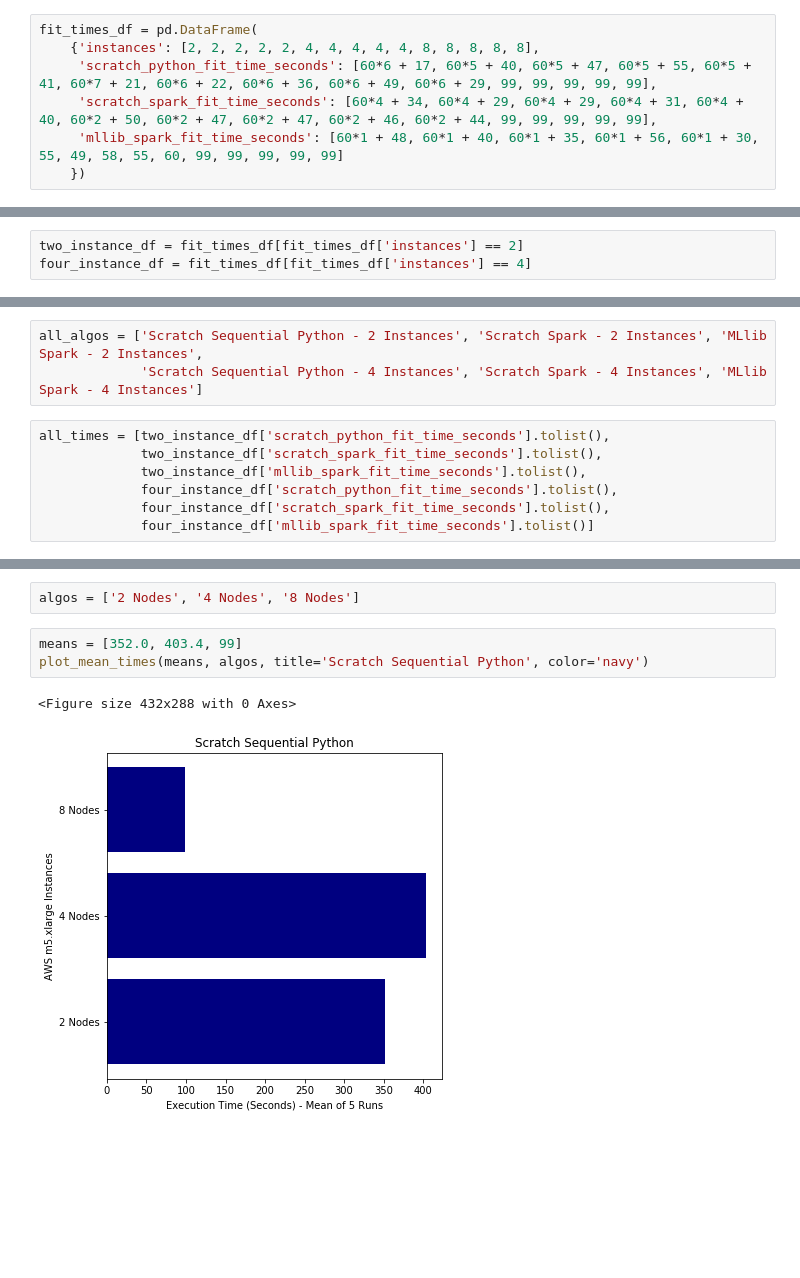
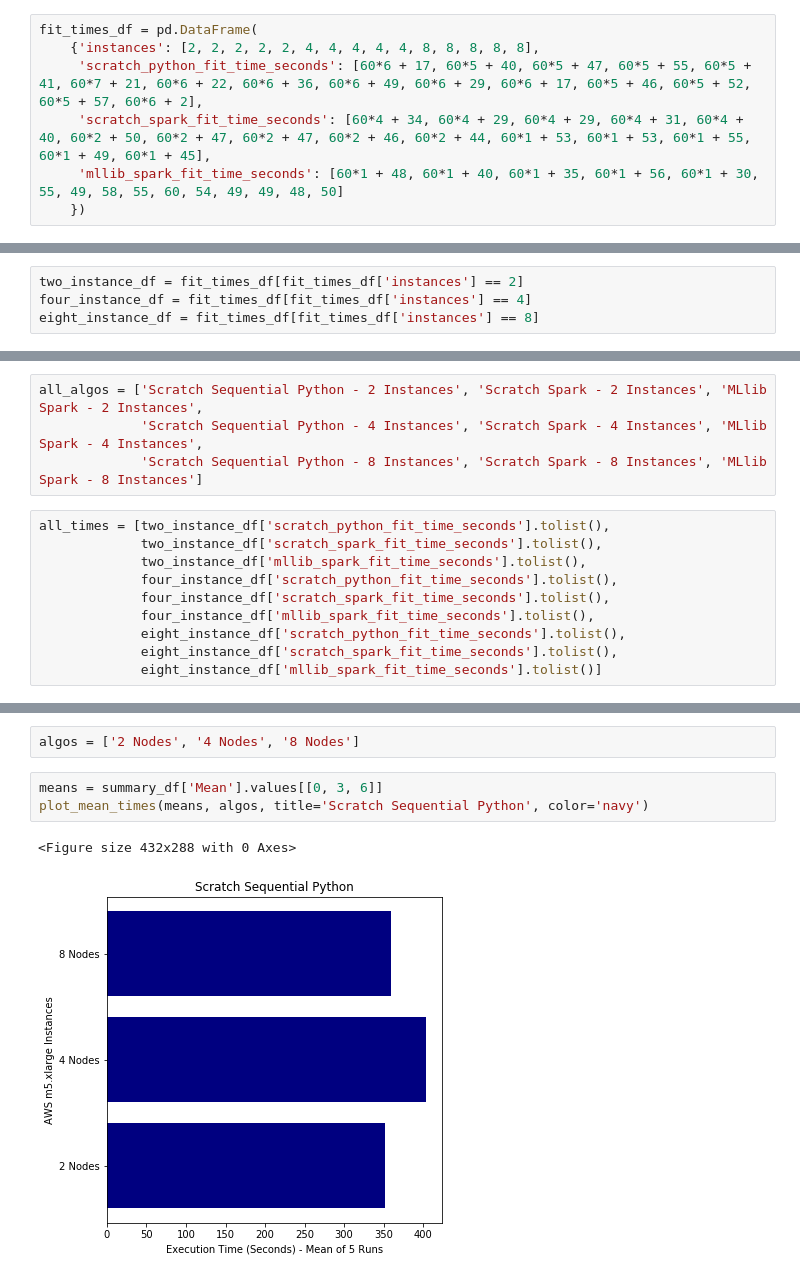
Before and after one commit to jstremme/DATA512-Research, a Jupyter notebook: final_project/notebooks/10_replicated_data_execution_time_analysis.ipynb, the cells around one changed output, grey strips where cells are left out. Drawn from its saved outputs; the diff is of its cells as text; blank space fills up the shorter version.

```diff
--- a/final_project/notebooks/10_replicated_data_execution_time_analysis.ipynb
+++ b/final_project/notebooks/10_replicated_data_execution_time_analysis.ipynb
@@ -22,9 +22,9 @@ import matplotlib.pyplot as plt
 # %%
 fit_times_df = pd.DataFrame(
     {'instances': [2, 2, 2, 2, 2, 4, 4, 4, 4, 4, 8, 8, 8, 8, 8],
-     'scratch_python_fit_time_seconds': [60*6 + 17, 60*5 + 40, 60*5 + 47, 60*5 + 55, 60*5 + 41, 60*7 + 21, 60*6 + 22, 60*6 + 36, 60*6 + 49, 60*6 + 29, 99, 99, 99, 99, 99],
-     'scratch_spark_fit_time_seconds': [60*4 + 34, 60*4 + 29, 60*4 + 29, 60*4 + 31, 60*4 + 40, 60*2 + 50, 60*2 + 47, 60*2 + 47, 60*2 + 46, 60*2 + 44, 99, 99, 99, 99, 99],
-     'mllib_spark_fit_time_seconds': [60*1 + 48, 60*1 + 40, 60*1 + 35, 60*1 + 56, 60*1 + 30, 55, 49, 58, 55, 60, 99, 99, 99, 99, 99]
+     'scratch_python_fit_time_seconds': [60*6 + 17, 60*5 + 40, 60*5 + 47, 60*5 + 55, 60*5 + 41, 60*7 + 21, 60*6 + 22, 60*6 + 36, 60*6 + 49, 60*6 + 29, 60*6 + 17, 60*5 + 46, 60*5 + 52, 60*5 + 57, 60*6 + 2],
+     'scratch_spark_fit_time_seconds': [60*4 + 34, 60*4 + 29, 60*4 + 29, 60*4 + 31, 60*4 + 40, 60*2 + 50, 60*2 + 47, 60*2 + 47, 60*2 + 46, 60*2 + 44, 60*1 + 53, 60*1 + 53, 60*1 + 55, 60*1 + 49, 60*1 + 45],
+     'mllib_spark_fit_time_seconds': [60*1 + 48, 60*1 + 40, 60*1 + 35, 60*1 + 56, 60*1 + 30, 55, 49, 58, 55, 60, 54, 49, 49, 48, 50]
     })
 # %% [markdown]
 ### Create Plotting Functions
@@ -57,18 +57,23 @@ def plot_mean_times(mean_times, algos, title, color):
 # %%
 two_instance_df = fit_times_df[fit_times_df['instances'] == 2]
 four_instance_df = fit_times_df[fit_times_df['instances'] == 4]
+eight_instance_df = fit_times_df[fit_times_df['instances'] == 8]
 # %% [markdown]
 ### Compute Summary Statistics
 # %%
 all_algos = ['Scratch Sequential Python - 2 Instances', 'Scratch Spark - 2 Instances', 'MLlib Spark - 2 Instances',
-             'Scratch Sequential Python - 4 Instances', 'Scratch Spark - 4 Instances', 'MLlib Spark - 4 Instances']
+             'Scratch Sequential Python - 4 Instances', 'Scratch Spark - 4 Instances', 'MLlib Spark - 4 Instances',
+             'Scratch Sequential Python - 8 Instances', 'Scratch Spark - 8 Instances', 'MLlib Spark - 8 Instances']
 # %%
 all_times = [two_instance_df['scratch_python_fit_time_seconds'].tolist(),
              two_instance_df['scratch_spark_fit_time_seconds'].tolist(),
              two_instance_df['mllib_spark_fit_time_seconds'].tolist(),
              four_instance_df['scratch_python_fit_time_seconds'].tolist(),
              four_instance_df['scratch_spark_fit_time_seconds'].tolist(),
-             four_instance_df['mllib_spark_fit_time_seconds'].tolist()]
+             four_instance_df['mllib_spark_fit_time_seconds'].tolist(),
+             eight_instance_df['scratch_python_fit_time_seconds'].tolist(),
+             eight_instance_df['scratch_spark_fit_time_seconds'].tolist(),
+             eight_instance_df['mllib_spark_fit_time_seconds'].tolist()]
 # %%
 mean_times = list(map(mean_r, all_times))
 min_times = list(map(min_r, all_times))
@@ -95,9 +103,9 @@ summary_df
 # %%
 algos = ['2 Nodes', '4 Nodes', '8 Nodes']
 # %%
-means = [352.0, 403.4, 99]
+means = summary_df['Mean'].values[[0, 3, 6]]
 plot_mean_times(means, algos, title='Scratch Sequential Python', color='navy')
 # %% [output]
 <Figure size 432x288 with 0 Axes>
-[figure, old version]
+[figure, new version]
 # %%
```
Also changed, not shown: parts of 3 cells of this notebook, 3 other files.
